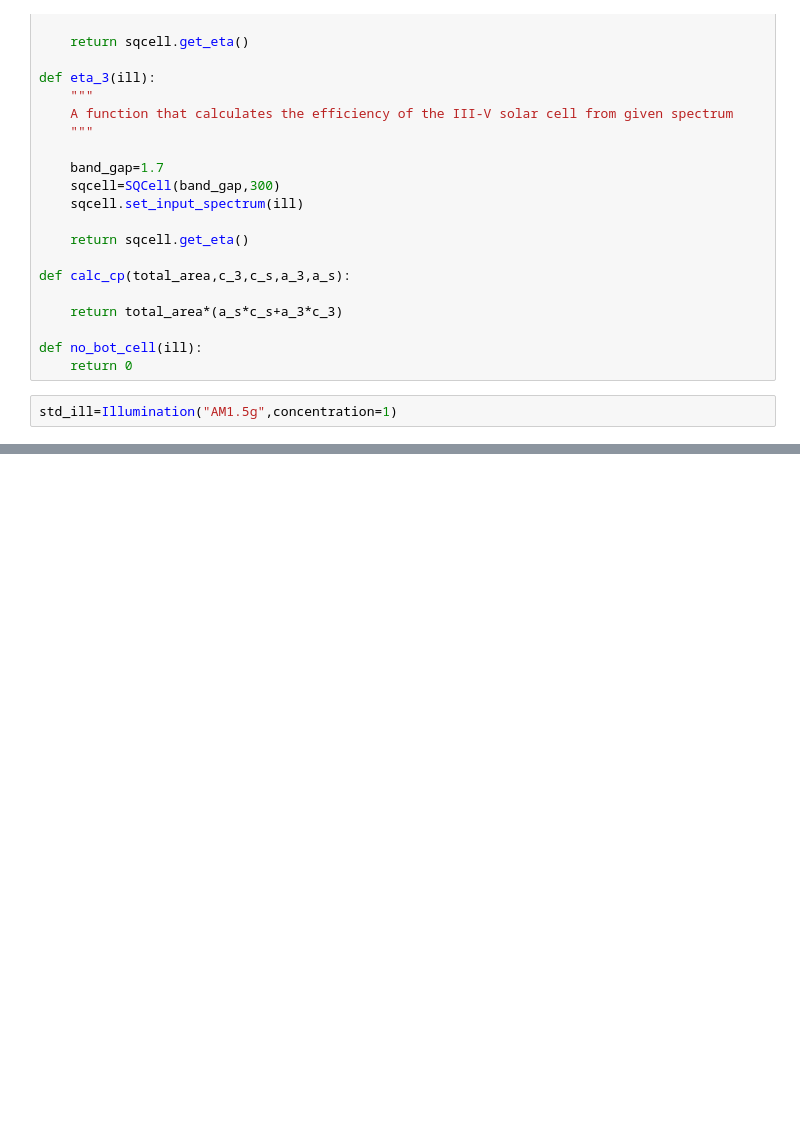
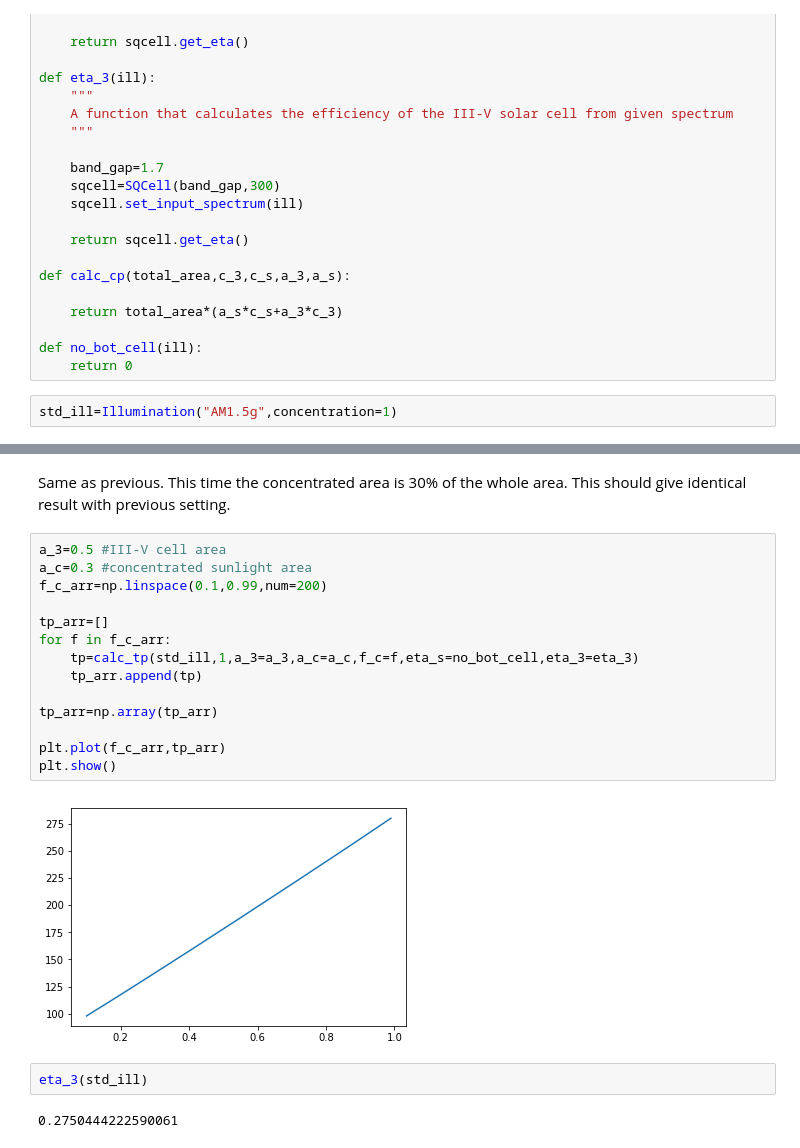
Before and after one commit to kanhua/pypvcell, a Jupyter notebook: examples/PCSC calculation/Naive PCSC v3.ipynb, the cells around one changed output, grey strips where cells are left out. Saved outputs shown, nothing was run; the diff lists cells and outputs as text; blank space fills up the shorter version.

```diff
--- a/examples/PCSC calculation/Naive PCSC v3.ipynb
+++ b/examples/PCSC calculation/Naive PCSC v3.ipynb
@@ -60,0 +58,22 @@ Test case 2: III-V area is larger than the concentrated area
+# %% [markdown]
+Same as previous. This time the concentrated area is 30% of the whole area. This should give identical result with previous setting.
+# %%
+a_3=0.5 #III-V cell area
+a_c=0.3 #concentrated sunlight area
+f_c_arr=np.linspace(0.1,0.99,num=200)
+
+tp_arr=[]
+for f in f_c_arr:
+    tp=calc_tp(std_ill,1,a_3=a_3,a_c=a_c,f_c=f,eta_s=no_bot_cell,eta_3=eta_3)
+    tp_arr.append(tp)
+
+tp_arr=np.array(tp_arr)
+
+plt.plot(f_c_arr,tp_arr)
+plt.show()
+# %% [output]
+[figure, added]
+# %%
+eta_3(std_ill)
+# %% [output]
+0.2750444222590061
```
Also changed, not shown: parts of 33 cells of this notebook, 2 other files.
